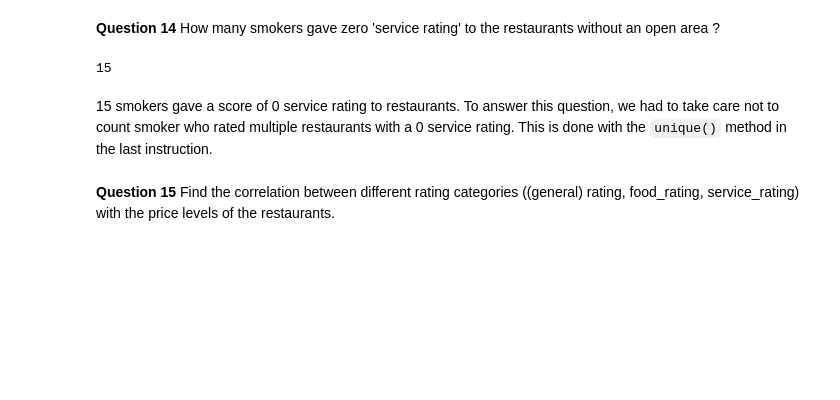
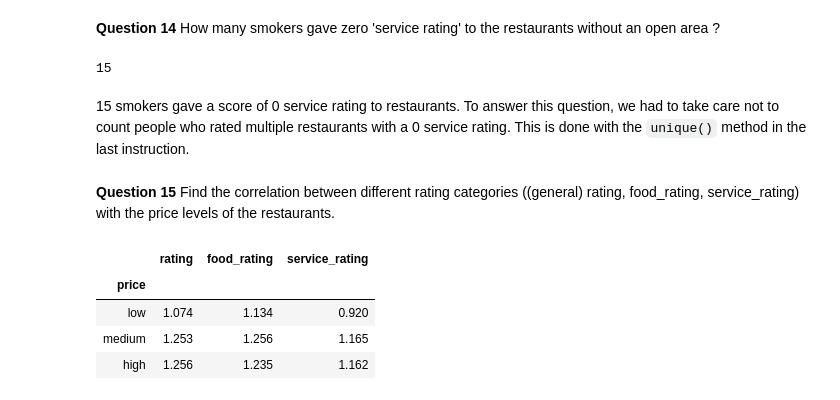
Before and after one commit to teobouvard/study, a Jupyter notebook: 4-UiS/data-science/assignment2/assignment.ipynb, the cells around one changed output. Saved outputs shown, nothing was run; the diff lists cells and outputs as text; code cells hidden in the pictures; blank space fills up the shorter version.

Commit message:
finished questions

```diff
--- a/4-UiS/data-science/assignment2/assignment.ipynb
+++ b/4-UiS/data-science/assignment2/assignment.ipynb
@@ -462,8 +464,18 @@ smokers_rating[filter_]['userID'].unique().size
 # %% [output]
 15
 # %% [markdown]
-15 smokers gave a score of 0 service rating to restaurants. To answer this question, we had to take care not to count smoker who rated multiple restaurants with a 0 service rating. This is done with the `unique()` method in the last instruction.
+15 smokers gave a score of 0 service rating to restaurants. To answer this question, we had to take care not to count people who rated multiple restaurants with a 0 service rating. This is done with the `unique()` method in the last instruction.
 # %% [markdown]
 **Question 15** Find the correlation between different rating categories
 ((general) rating, food_rating, service_rating) with the price levels of the
 restaurants.
+# %%
+price_rating = user_rating.merge(geoplaces, on='placeID')[['rating', 'food_rating', 'service_rating', 'price']]
+price_rating = price_rating.groupby('price').mean().round(3).reindex(['low', 'medium', 'high'])
+price_rating
+# %% [output]
+|  | rating | food_rating | service_rating |
+| price |  |  |  |
+| low | 1.074 | 1.134 | 0.920 |
+| medium | 1.253 | 1.256 | 1.165 |
+| high | 1.256 | 1.235 | 1.162 |
```
Also changed, not shown: parts of 4 cells of this notebook.
